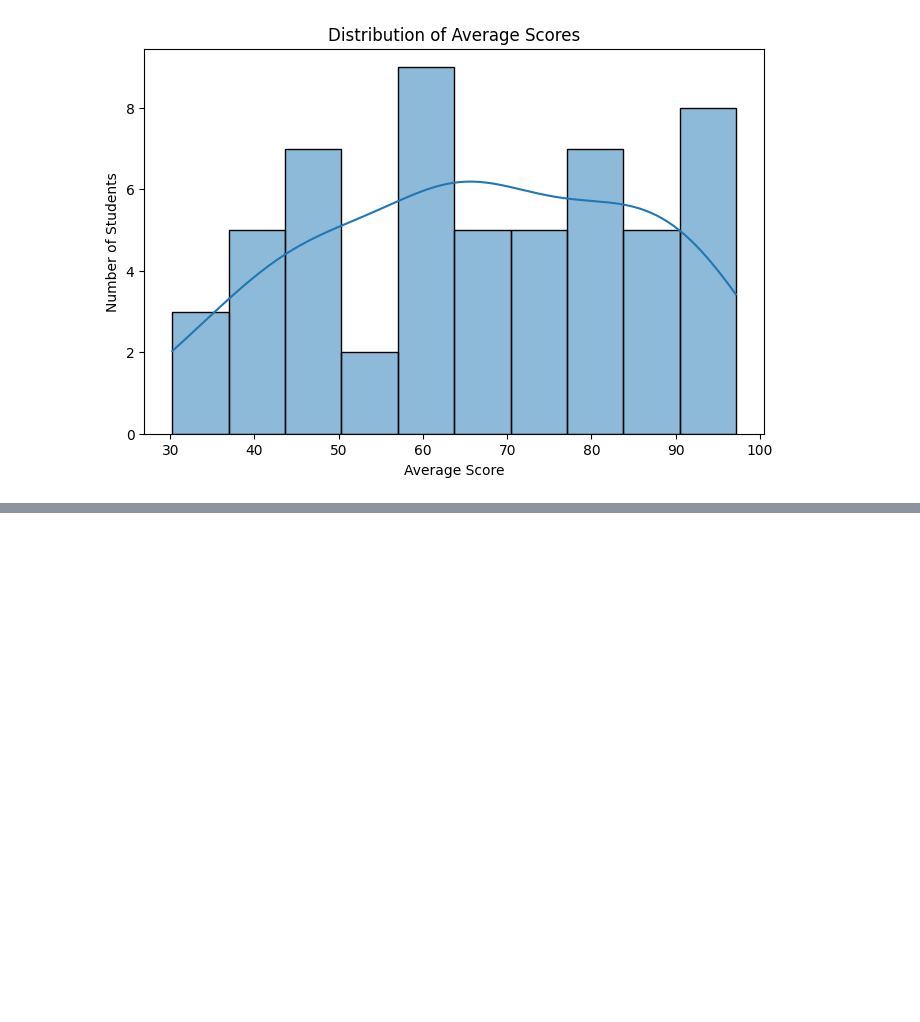
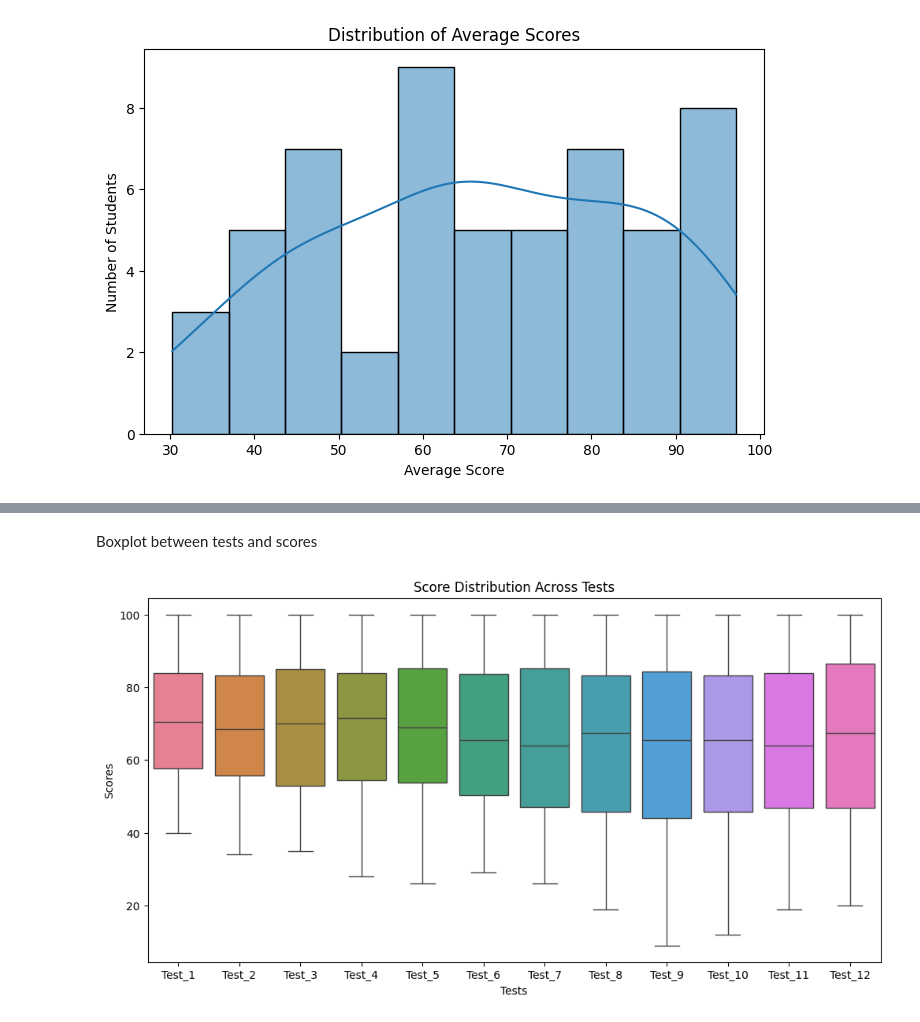
Before and after one commit to Manimegalai4306/Data-Science-Notebook, a Jupyter notebook: Student_scores.ipynb, the cells around one changed output, grey strips where cells are left out. Saved outputs shown, nothing was run; the diff lists cells and outputs as text; code cells hidden in the pictures; blank space fills up the shorter version.

Commit message:
summary statistics , boxplot, correlation heatmap, identifying top 5 students - commited

```diff
--- a/Student_scores.ipynb
+++ b/Student_scores.ipynb
@@ -35,0 +65,12 @@ plt.show()
+# %% [markdown]
+Boxplot between tests and scores
+# %%
+#Boxplot
+plt.figure(figsize=(12,6))
+sns.boxplot(data=df.loc[:, 'Test_1':'Test_12'])
+plt.title('Score Distribution Across Tests')
+plt.xlabel('Tests')
+plt.ylabel('Scores')
+plt.show()
+# %% [output]
+[figure, added]
```
Also changed, not shown: parts of 10 cells of this notebook.
